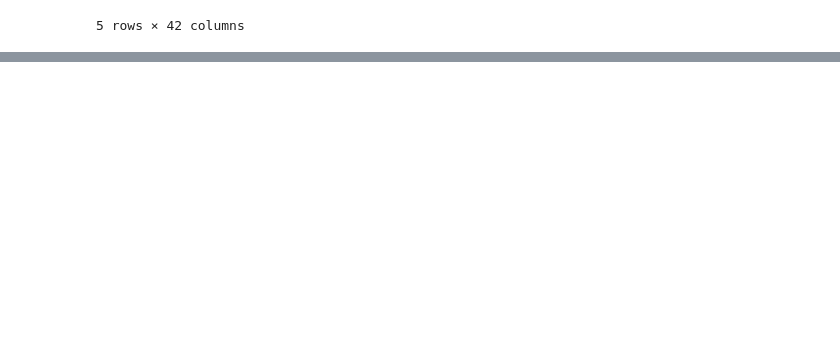
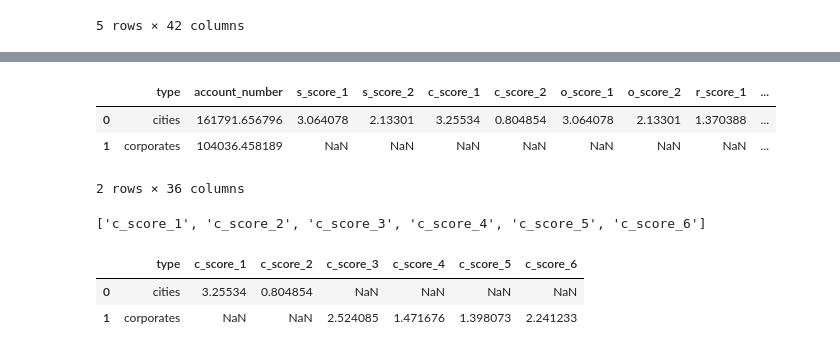
Before and after one commit to davidslabon/Capstone_Dashboard, a Jupyter notebook: data_preparation.ipynb, the cells around one changed output, grey strips where cells are left out. Cells and saved outputs as stored; diff of their text form; code cells hidden in the pictures; blank space fills up the shorter version.

```diff
--- a/data_preparation.ipynb
+++ b/data_preparation.ipynb
@@ -97,2 +66,0 @@ fig = px.bar(x=["score","score"], y=[available, missing], color=["available", "m
-# %%
-df.sort_values("score_total", inplace=True)
@@ -113,0 +91,23 @@ df.head(10)
+# %%
+gob = df.groupby("type").mean()
+gob = gob.reset_index()
+gob = gob.loc[:, "type":"e_score_11" ]
+gob = gob.query()
+# %% [output]
+|  | type | account_number | s_score_1 | s_score_2 | c_score_1 | c_score_2 | o_score_1 | o_score_2 | r_score_1 | ... |
+| 0 | cities | 161791.656796 | 3.064078 | 2.13301 | 3.25534 | 0.804854 | 3.064078 | 2.13301 | 1.370388 | ... |
+| 1 | corporates | 104036.458189 | NaN | NaN | NaN | NaN | NaN | NaN | NaN | ... |
+2 rows × 36 columns
+# %%
+cols = ["type"] + all_subs_scores[1]
+data = gob.loc[:, cols]
+
+cols[1:]
+# %% [output]
+['c_score_1', 'c_score_2', 'c_score_3', 'c_score_4', 'c_score_5', 'c_score_6']
+# %%
+data.head()
+# %% [output]
+|  | type | c_score_1 | c_score_2 | c_score_3 | c_score_4 | c_score_5 | c_score_6 |
+| 0 | cities | 3.25534 | 0.804854 | NaN | NaN | NaN | NaN |
+| 1 | corporates | NaN | NaN | 2.524085 | 1.471676 | 1.398073 | 2.241233 |
```
Also changed, not shown: parts of 10 cells of this notebook, 10 other files.
